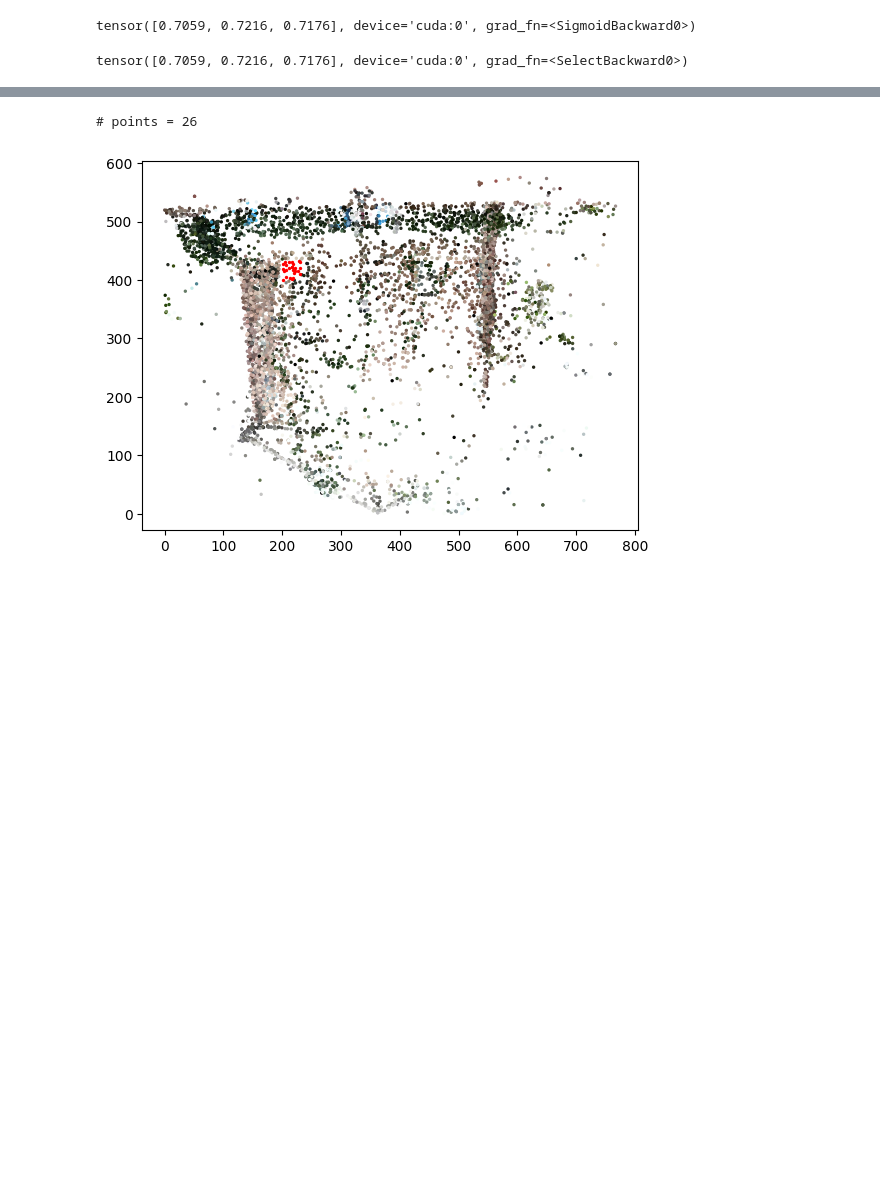
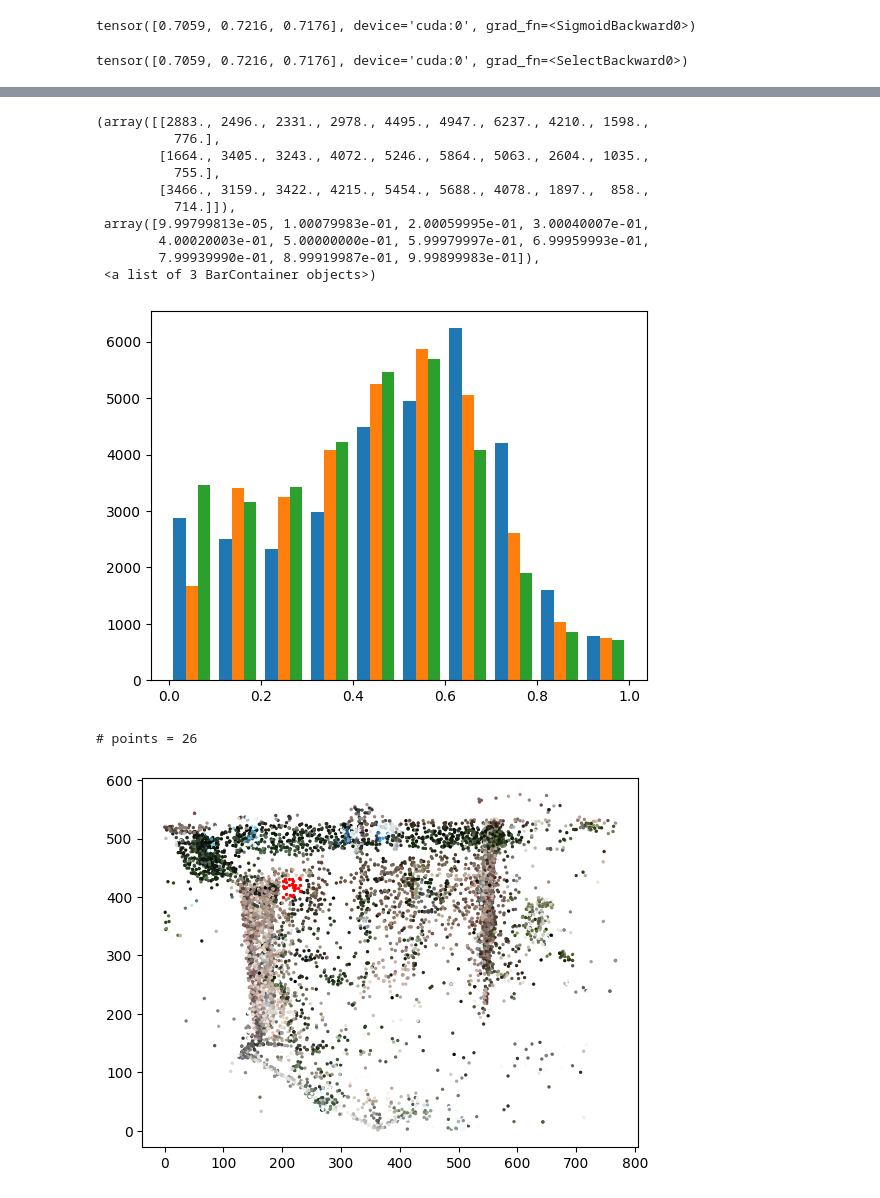
Before and after one commit to farqlia/urban-3d-reconstruction, a Jupyter notebook: notebooks/PoC.ipynb, the cells around one changed output, grey strips where cells are left out. Saved outputs shown, nothing was run; the diff lists cells and outputs as text; code cells hidden in the pictures; blank space fills up the shorter version.

```diff
--- a/notebooks/PoC.ipynb
+++ b/notebooks/PoC.ipynb
@@ -634,6 +633,20 @@ colors_before = colors.detach().cpu().numpy()
 rot_before = rot.detach().cpu().numpy()
 scale_exponents_before = scale_exponents.detach().cpu().numpy()
 alphas_exponents_before = alphas_exponents_pt.detach().cpu().numpy()
+# %%
+plt.hist(torch.sigmoid(torch.log(colors + 0.0001) - torch.log(1 - colors + 0.0001)).clone().detach().cpu())
+# %% [output]
+(array([[2883., 2496., 2331., 2978., 4495., 4947., 6237., 4210., 1598.,
+          776.],
+        [1664., 3405., 3243., 4072., 5246., 5864., 5063., 2604., 1035.,
+          755.],
+        [3466., 3159., 3422., 4215., 5454., 5688., 4078., 1897.,  858.,
+          714.]]),
+ array([9.99799813e-05, 1.00079983e-01, 2.00059995e-01, 3.00040007e-01,
+        4.00020003e-01, 5.00000000e-01, 5.99979997e-01, 6.99959993e-01,
+        7.99939990e-01, 8.99919987e-01, 9.99899983e-01]),
+ <a list of 3 BarContainer objects>)
+[figure, added]
 # %%
 plot_colored_tile(screen_coordinates.clone().detach().cpu().numpy(), colors[point_ids].clone().detach().cpu().numpy(), [200, 400], 32)
 # %% [output]
```
Also changed, not shown: parts of 16 cells of this notebook, 3 other files.
